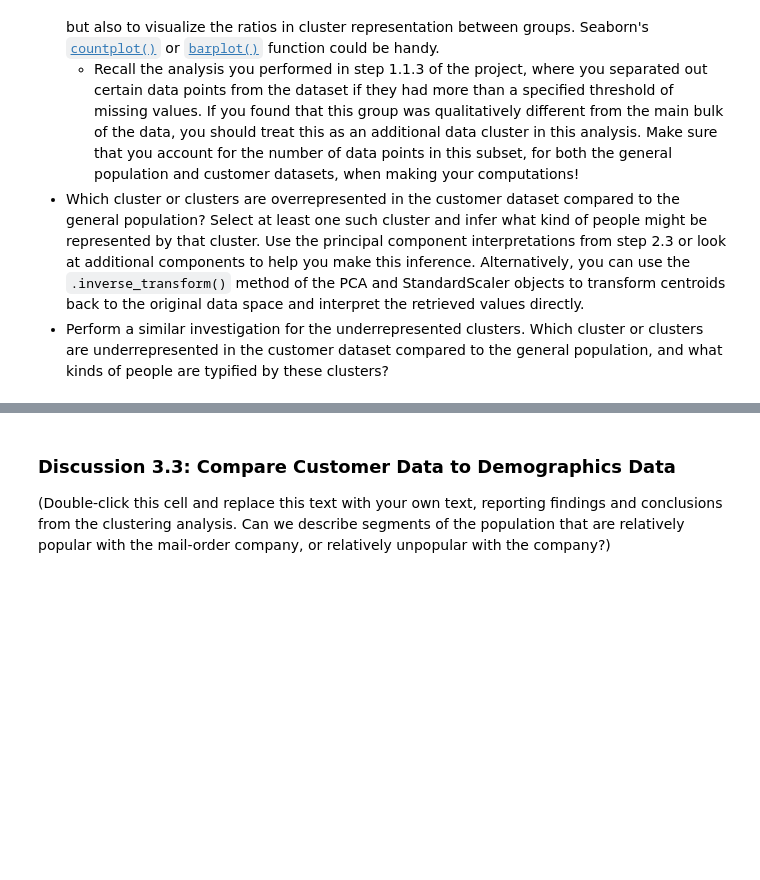
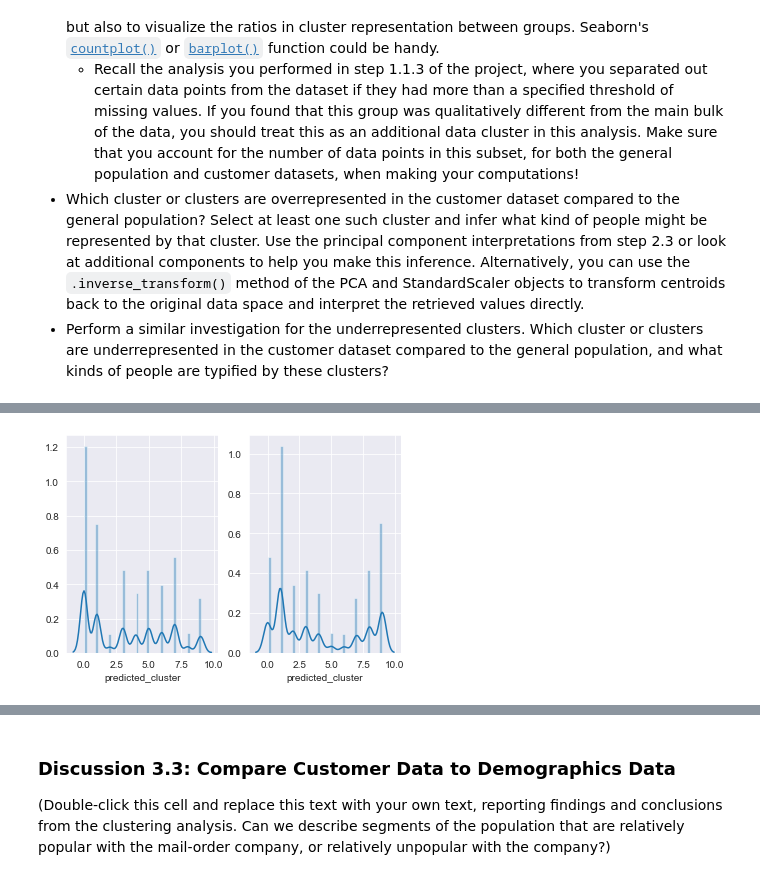
Before and after one commit to jmnickerson05/udacity_identify_customer_segments, a Jupyter notebook: Identify_Customer_Segments.ipynb, the cells around one changed output, grey strips where cells are left out. Saved outputs shown, nothing was run; the diff lists cells and outputs as text; code cells hidden in the pictures; blank space fills up the shorter version.

```diff
--- a/Identify_Customer_Segments.ipynb
+++ b/Identify_Customer_Segments.ipynb
@@ -928,3 +1103,14 @@ You've assessed and cleaned the demographics data, then scaled and transformed t
 # %%
 # Re-fit the k-means model with the selected number of clusters and obtain
 # cluster predictions for the general population demographics data.
+
+"""
+NOTE: My previous Grid Search results show that N_CLUSTERS should be 10.
+So I'll use that.
+"""
+model = azdias_kms.fit_model_pipe(azdias, params=dict(km__n_clusters=10,
+                                         pca__n_components=5
+                                        )
+                   )
+azdias['predicted_cluster'] = model.predict(azdias)
+azdias.head()
@@ -944,6 +1137,10 @@ Now that you have clusters and cluster centers for the general population, it's
 # Load in the customer demographics data.
 customers = pd.read_csv('Udacity_CUSTOMERS_Subset.csv', sep=';')
 # %%
+%%time
 # Apply preprocessing, feature transformation, and clustering from the general
 # demographics onto the customer data, obtaining cluster predictions for the
 # customer demographics data.
+
+cust_kms = KMSegmenter(customers)
+customers = cust_kms.clean_data(customers)
@@ -949,0 +1161,6 @@ customers = pd.read_csv('Udacity_CUSTOMERS_Subset.csv', sep=';')
+# %%
+%%time
+customers = customers._to_pandas()
+model = cust_kms.fit_model_pipe(customers)
+customers['predicted_cluster'] = model.predict(customers)
+# customers.predicted_cluster.count()
@@ -963,3 +1208,13 @@ Take a look at the following points in this step:
 # %%
 # Compare the proportion of data in each cluster for the customer data to the
 # proportion of data in each cluster for the general population.
+import seaborn as sns
+from matplotlib.pyplot import figure
+
+fig, ax =plt.subplots(1,2)
+sns.set_style('lg')
+sns.distplot(customers.predicted_cluster, label='Customers', ax=ax[0])
+sns.distplot(azdias.predicted_cluster, label='General', ax=ax[1])
+fig.show()
+# %% [output]
+[figure, added]
```
Also changed, not shown: parts of 32 cells of this notebook.
